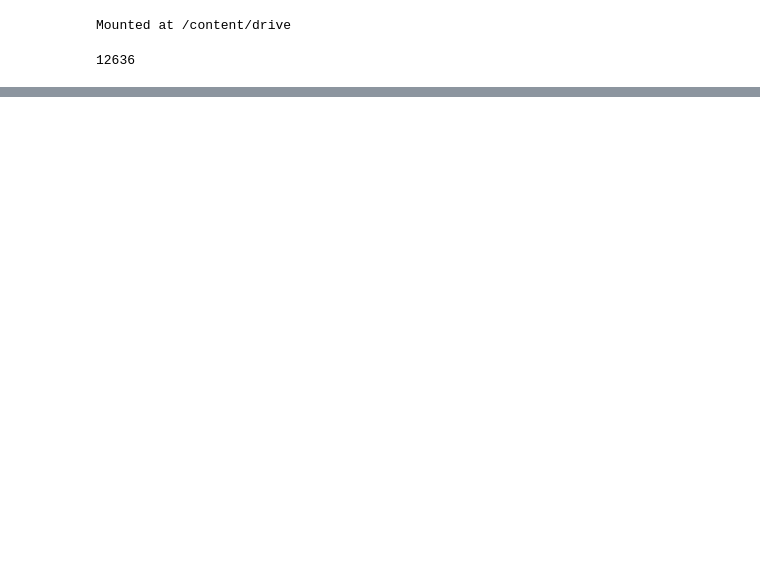
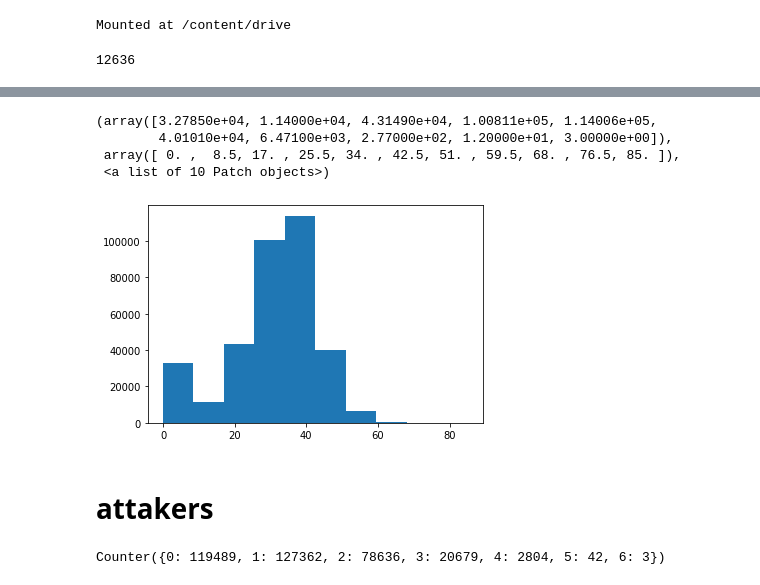
Before and after one commit to nofarmo/Learn-Chess-Commentary, a Jupyter notebook: Data/Statistics.ipynb, the cells around one changed output, grey strips where cells are left out. Saved outputs shown, nothing was run; the diff lists cells and outputs as text; code cells hidden in the pictures; blank space fills up the shorter version.

```diff
--- a/Data/Statistics.ipynb
+++ b/Data/Statistics.ipynb
@@ -73,0 +128,10 @@ for raw_data in data:
+# %%
+plt.hist(legal_moves_count)
+# %% [output]
+(array([3.27850e+04, 1.14000e+04, 4.31490e+04, 1.00811e+05, 1.14006e+05,
+        4.01010e+04, 6.47100e+03, 2.77000e+02, 1.20000e+01, 3.00000e+00]),
+ array([ 0. ,  8.5, 17. , 25.5, 34. , 42.5, 51. , 59.5, 68. , 76.5, 85. ]),
+ <a list of 10 Patch objects>)
+[figure, added]
+# %% [markdown]
+# attakers
@@ -73,0 +140,4 @@ for raw_data in data:
+# %%
+ctr_attackers
+# %% [output]
+Counter({0: 119489, 1: 127362, 2: 78636, 3: 20679, 4: 2804, 5: 42, 6: 3})
```
Also changed, not shown: parts of 47 cells of this notebook, 2 other files.
